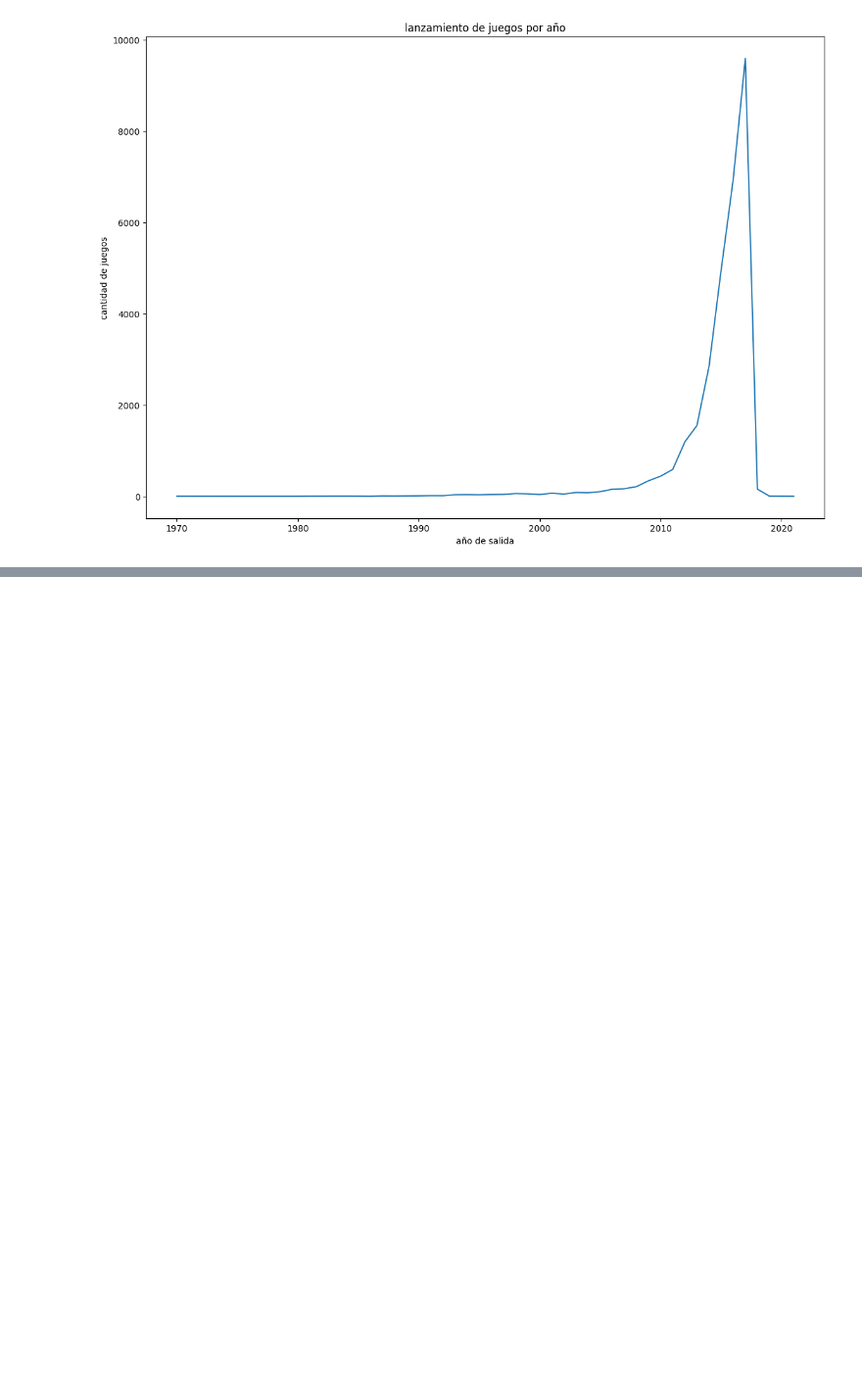
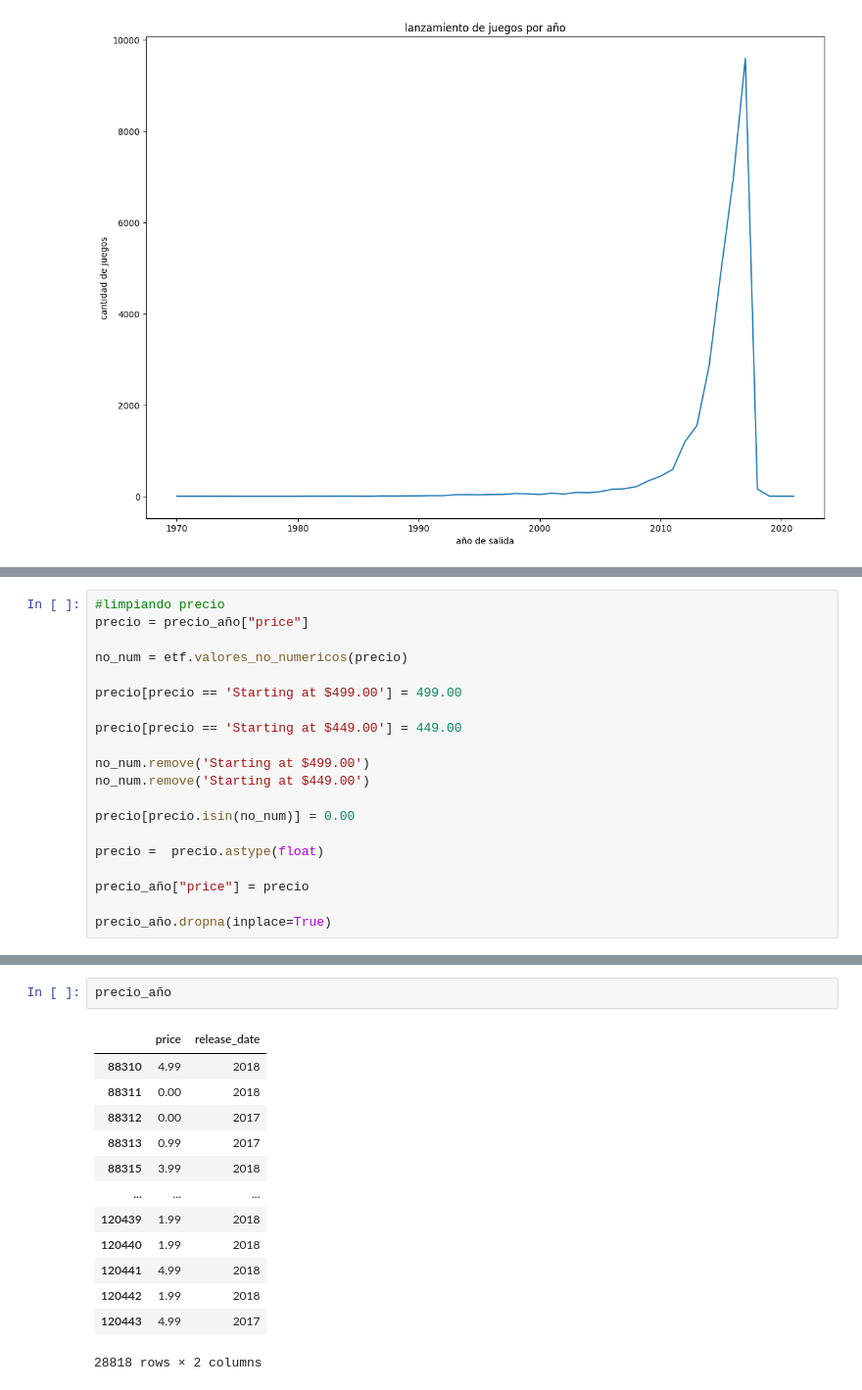
Before and after one commit to tDelbarco/PI_ML_OPS, a Jupyter notebook: ETL_&_EDA/EDA.ipynb, the cells around one changed output, grey strips where cells are left out. Shown: that part at 98% size. Cells and saved outputs as stored; diff of their text form; blank space fills up the shorter version.

```diff
--- a/ETL_&_EDA/EDA.ipynb
+++ b/ETL_&_EDA/EDA.ipynb
@@ -910,0 +925,20 @@ Text(0.5, 1.0, 'lanzamiento de juegos por año')
+# %%
+#limpiando precio
+precio = precio_año["price"]
+
+no_num = etf.valores_no_numericos(precio)
+
+precio[precio == 'Starting at $499.00'] = 499.00
+
+precio[precio == 'Starting at $449.00'] = 449.00
+
+no_num.remove('Starting at $499.00')
+no_num.remove('Starting at $449.00')
+
+precio[precio.isin(no_num)] = 0.00
+
+precio =  precio.astype(float)
+
+precio_año["price"] = precio
+
+precio_año.dropna(inplace=True)
@@ -910,0 +996,16 @@ Text(0.5, 1.0, 'lanzamiento de juegos por año')
+# %%
+precio_año
+# %% [output]
+|  | price | release_date |
+| 88310 | 4.99 | 2018 |
+| 88311 | 0.00 | 2018 |
+| 88312 | 0.00 | 2017 |
+| 88313 | 0.99 | 2017 |
+| 88315 | 3.99 | 2018 |
+| ... | ... | ... |
+| 120439 | 1.99 | 2018 |
+| 120440 | 1.99 | 2018 |
+| 120441 | 4.99 | 2018 |
+| 120442 | 1.99 | 2018 |
+| 120443 | 4.99 | 2017 |
+28818 rows × 2 columns
```
Also changed, not shown: parts of 11 cells of this notebook, 1 other file.
